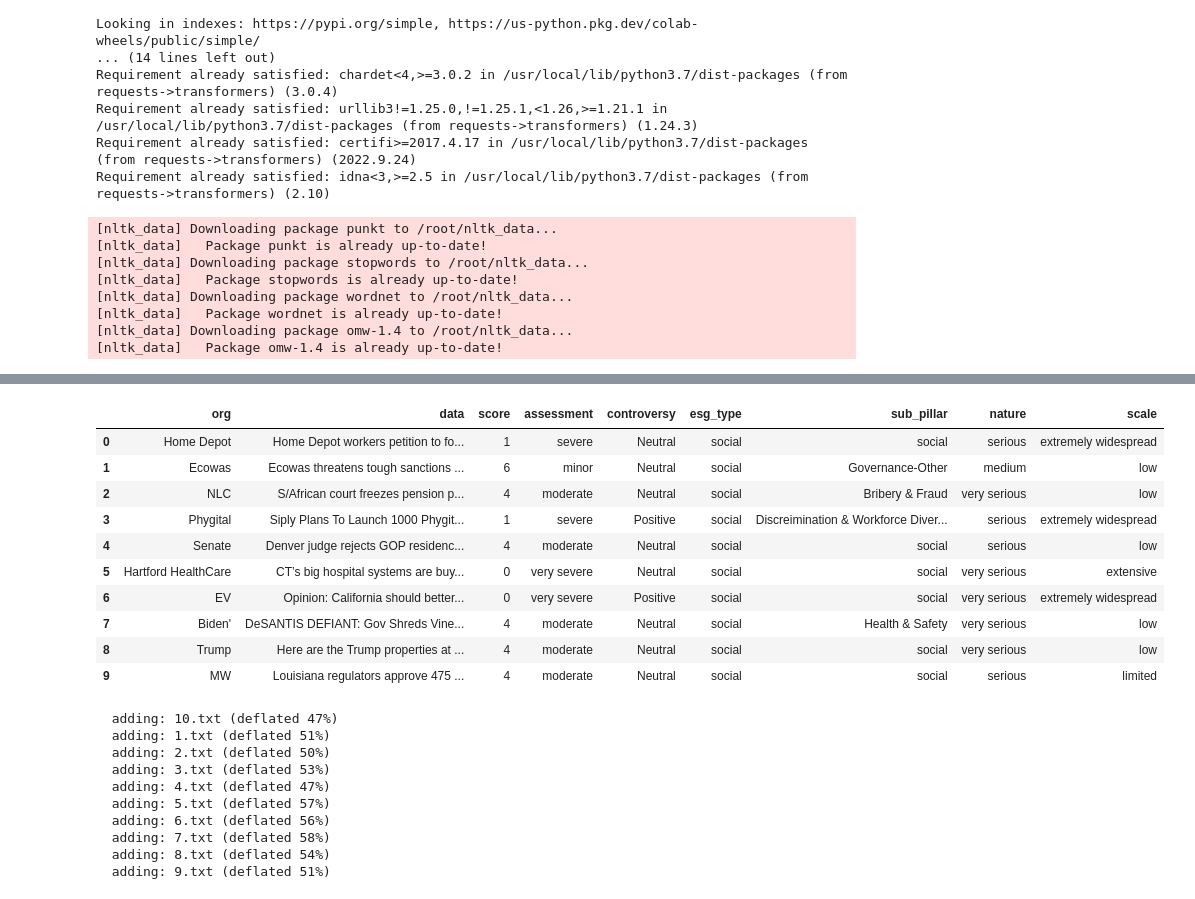
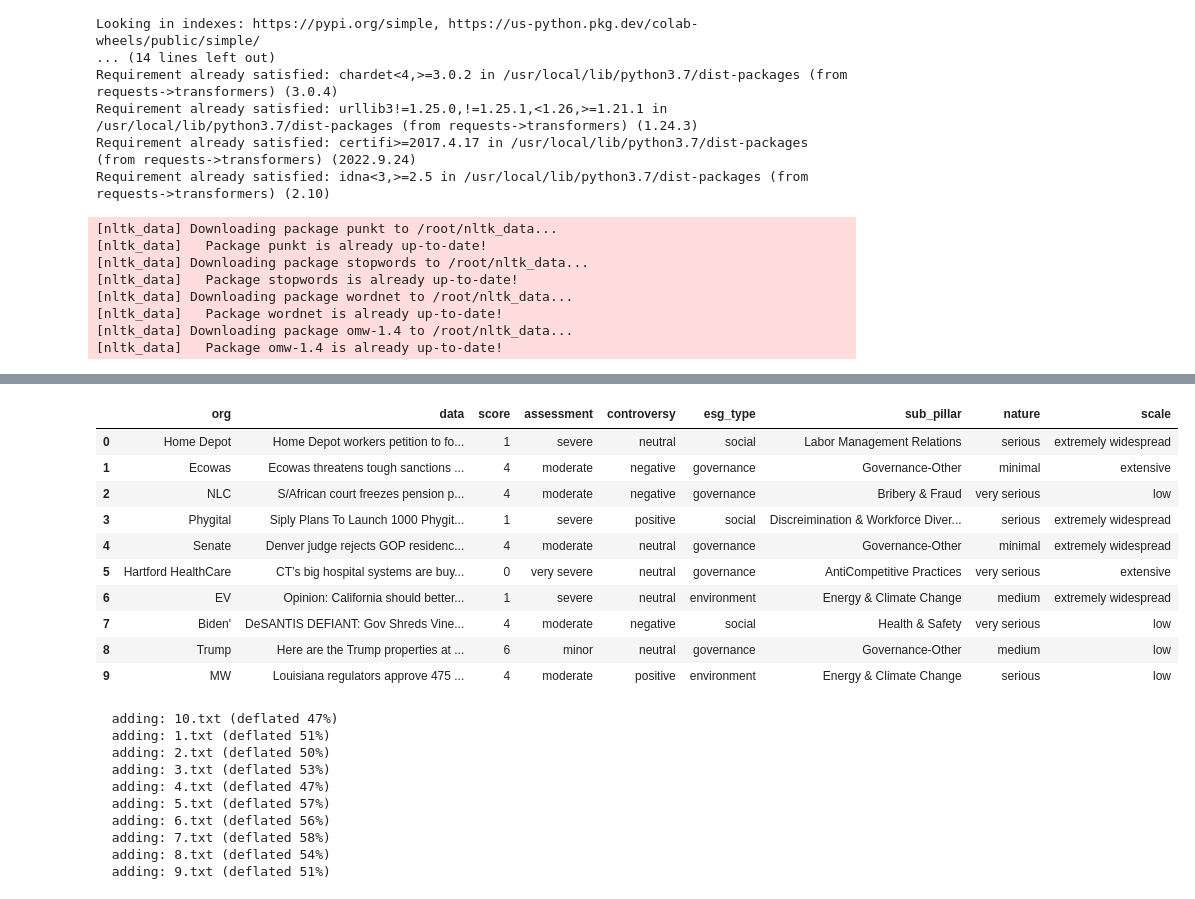
Before and after one commit to sghackathon2022/myrepo, a Jupyter notebook: ESGNew.ipynb, the cells around one changed output, grey strips where cells are left out. Drawn from its saved outputs; the diff is of its cells as text; code cells hidden in the pictures.

```diff
--- a/ESGNew.ipynb
+++ b/ESGNew.ipynb
@@ -949,6 +949,34 @@ sub_pillar_mapping={
     "24": "Energy & Climate Change",
     "25": "Energy & Climate Change"
   }
+esg_map={
+    "0": "Governance",
+    "1": "Social",
+    "2": "Social",
+    "3": "Governance",
+    "4": "Governance",
+    "5": "Governance",
+    "6": "Social",
+    "7": "Governance",
+    "8": "Social",
+    "9": "Social",
+    "10": "Social",
+    "11": "Social",
+    "12": "Governance",
+    "13": "Energy & Climate Change",
+    "14": "Social",
+    "15": "Social",
+    "16": "Social",
+    "17": "Social",
+    "18": "Governance",
+    "19": "Environment",
+    "20": "Environment",
+    "21": "Environment",
+    "22": "Social",
+    "23": "Environment",
+    "24": "Environment",
+    "25": "Environment"
+    }
 label2id= {
     "Access_And_Affordability": 2,
     "Air_Quality": 21,
@@ -978,12 +1006,12 @@ label2id= {
     "Water_And_Wastewater_Management": 20
   }
 from transformers import AutoModelForSequenceClassification,AutoTokenizer,pipeline
-sent_model = AutoModelForSequenceClassification.from_pretrained("yiyanghkust/finbert-tone", num_labels=3)
-sent_tokenizer = AutoTokenizer.from_pretrained("yiyanghkust/finbert-tone")
+sent_model = AutoModelForSequenceClassification.from_pretrained("ProsusAI/finbert", num_labels=3)
+sent_tokenizer = AutoTokenizer.from_pretrained("ProsusAI/finbert")
 sent_nlp=pipeline("text-classification",model=sent_model,tokenizer=sent_tokenizer)
-esg_model = AutoModelForSequenceClassification.from_pretrained('yiyanghkust/finbert-esg', num_labels=4)
-esg_tokenizer = AutoTokenizer.from_pretrained("distilbert-base-uncased")
-esg_nlp=pipeline("text-classification",model=esg_model,tokenizer=esg_tokenizer)
+#esg_model = AutoModelForSequenceClassification.from_pretrained('yiyanghkust/finbert-esg', num_labels=4)
+#esg_tokenizer = AutoTokenizer.from_pretrained("distilbert-base-uncased")
+#esg_nlp=pipeline("text-classification",model=esg_model,tokenizer=esg_tokenizer)
 
 pillar_model = AutoModelForSequenceClassification.from_pretrained('nbroad/ESG-BERT', num_labels=26)
 pillar_tokenizer = AutoTokenizer.from_pretrained("nbroad/ESG-BERT")
@@ -1006,7 +1034,7 @@ for file in os.listdir('/content/drive/MyDrive/input'):
         files.append(os.path.join('/content/drive/MyDrive/input', file))
 #files=["/content/drive/MyDrive/input/3.txt"]
 for file in files:
-  print(file)
+  #print(file)
   msg=open(file,"r").read()
   data.append(msg)
   msg=msg.replace("(","").replace(")","")
@@ -1019,11 +1047,12 @@ for file in files:
   scale_val=""
   try:
 
-    con_val=sent_nlp(msg)[0]
+    con_val=(sent_nlp(msg)[0]['label']).lower()
     controversy.append(con_val)
   except Exception as ce1:
-    con_val=most_frequent([sent_nlp(msg1)[0]["label"] for msg1 in sent_tokenize(msg)])
+    con_val=most_frequent([(sent_nlp(msg1)[0]["label"]).lower() for msg1 in sent_tokenize(msg)])
     controversy.append(con_val)
+  """
   try:
 
     esg_val=(esg_nlp(msg)[0]["label"]).lower()
@@ -1033,34 +1062,42 @@ for file in files:
 
   except Exception as esge1:
     esg_val=most_frequent([esg_nlp(msg1)[0]["label"].lower() for msg1 in sent_tokenize(msg)])
-      if esg_val == "environmental":
-        esg_val="environment"
+    if esg_val == "environmental":
+      esg_val="environment"
     esg_data.append(esg_val)
+  """
+  try:
+    pillar1=label2id[pillar_nlp(msg)[0]["label"]]
+    esg_val=esg_map[str(pillar1)].lower()
+    pillar1=sub_pillar_mapping[str(pillar1)]
+    pillar_data.append(pillar1)
+    esg_data.append(esg_val)
+  except:
+    pillar1=most_frequent([label2id[pillar_nlp(msg1)[0]["label"]] for msg1 in sent_tokenize(msg)])
+    esg_val=esg_map[str(pillar1)].lower()
+    pillar1=sub_pillar_mapping[str(pillar1)]
+    pillar_data.append(pillar1)
+    esg_data.append(esg_val)
+
   try:
     nature_val=get_nature_impact(nature_dict[esg_val],msg,esg_val)
     nature.append(nature_val)
   except Exception as ne:
-    print("nature",ne)
+    #print("nature",ne)
 
     nature.append("minimal")
   try:
     scale_val=get_scale(scale_dict[esg_val],msg)
     scale.append(scale_val)
   except Exception as se:
-    print("scale",se)
+    #print("scale",se)
     scale_val="low"
     scale.append("low")
-  try:
-    pillar1=sub_pillar_mapping[str(label2id[pillar_nlp(msg)[0]["label"]])]
-    pillar_data.append(pillar1)
-  except:
-     pillar1=most_frequent([sub_pillar_mapping[str(label2id[pillar_nlp(msg1)[0]["label"]])].lower() for msg1 in sent_tokenize(msg)])
-     pillar_data.append(pillar1)
   org,phrases=get_org_and_key_phrases(msg,cln_msg)
   org_data.append(org)
   score.append(score_dict[score_dict[scale_val][nature_val]])
   assessment.append(score_dict[scale_val][nature_val])
-  print(org,con_val,esg_val,pillar1,nature_val,scale_val)
+  #print(org,con_val,esg_val,pillar1,nature_val,scale_val)
   #key_phrases.append(phrases)
 df=pd.DataFrame(data,columns=["data"])
 df['controversy']=controversy
@@ -1116,14 +1136,14 @@ MW Neutral social energy & climate change serious limited
 |  | org | data | score | assessment | controversy | esg_type | sub_pillar | nature | scale |
-| 0 | Home Depot | Home Depot workers petition to fo... | 1 | severe | Neutral | social | social | serious | extremely widespread |
-| 1 | Ecowas | Ecowas threatens tough sanctions ... | 6 | minor | Neutral | social | Governance-Other | medium | low |
-| 2 | NLC | S/African court freezes pension p... | 4 | moderate | Neutral | social | Bribery & Fraud | very serious | low |
-| 3 | Phygital | Siply Plans To Launch 1000 Phygit... | 1 | severe | Positive | social | Discreimination & Workforce Diver... | serious | extremely widespread |
-| 4 | Senate | Denver judge rejects GOP residenc... | 4 | moderate | Neutral | social | social | serious | low |
-| 5 | Hartford HealthCare | CT’s big hospital systems are buy... | 0 | very severe | Neutral | social | social | very serious | extensive |
-| 6 | EV | Opinion: California should better... | 0 | very severe | Positive | social | social | very serious | extremely widespread |
-| 7 | Biden' | DeSANTIS DEFIANT: Gov Shreds Vine... | 4 | moderate | Neutral | social | Health & Safety | very serious | low |
-| 8 | Trump | Here are the Trump properties at ... | 4 | moderate | Neutral | social | social | very serious | low |
-| 9 | MW | Louisiana regulators approve 475 ... | 4 | moderate | Neutral | social | social | serious | limited |
+| 0 | Home Depot | Home Depot workers petition to fo... | 1 | severe | neutral | social | Labor Management Relations | serious | extremely widespread |
+| 1 | Ecowas | Ecowas threatens tough sanctions ... | 4 | moderate | negative | governance | Governance-Other | minimal | extensive |
+| 2 | NLC | S/African court freezes pension p... | 4 | moderate | negative | governance | Bribery & Fraud | very serious | low |
+| 3 | Phygital | Siply Plans To Launch 1000 Phygit... | 1 | severe | positive | social | Discreimination & Workforce Diver... | serious | extremely widespread |
+| 4 | Senate | Denver judge rejects GOP residenc... | 4 | moderate | neutral | governance | Governance-Other | minimal | extremely widespread |
+| 5 | Hartford HealthCare | CT’s big hospital systems are buy... | 0 | very severe | neutral | governance | AntiCompetitive Practices | very serious | extensive |
+| 6 | EV | Opinion: California should better... | 1 | severe | neutral | environment | Energy & Climate Change | medium | extremely widespread |
+| 7 | Biden' | DeSANTIS DEFIANT: Gov Shreds Vine... | 4 | moderate | negative | social | Health & Safety | very serious | low |
+| 8 | Trump | Here are the Trump properties at ... | 6 | minor | neutral | governance | Governance-Other | medium | low |
+| 9 | MW | Louisiana regulators approve 475 ... | 4 | moderate | positive | environment | Energy & Climate Change | serious | low |
 # %%
 !cd /content/drive/MyDrive/input/ && zip input.zip *
 # %% [output]
```
Also changed, not shown: parts of 1 cell of this notebook.
